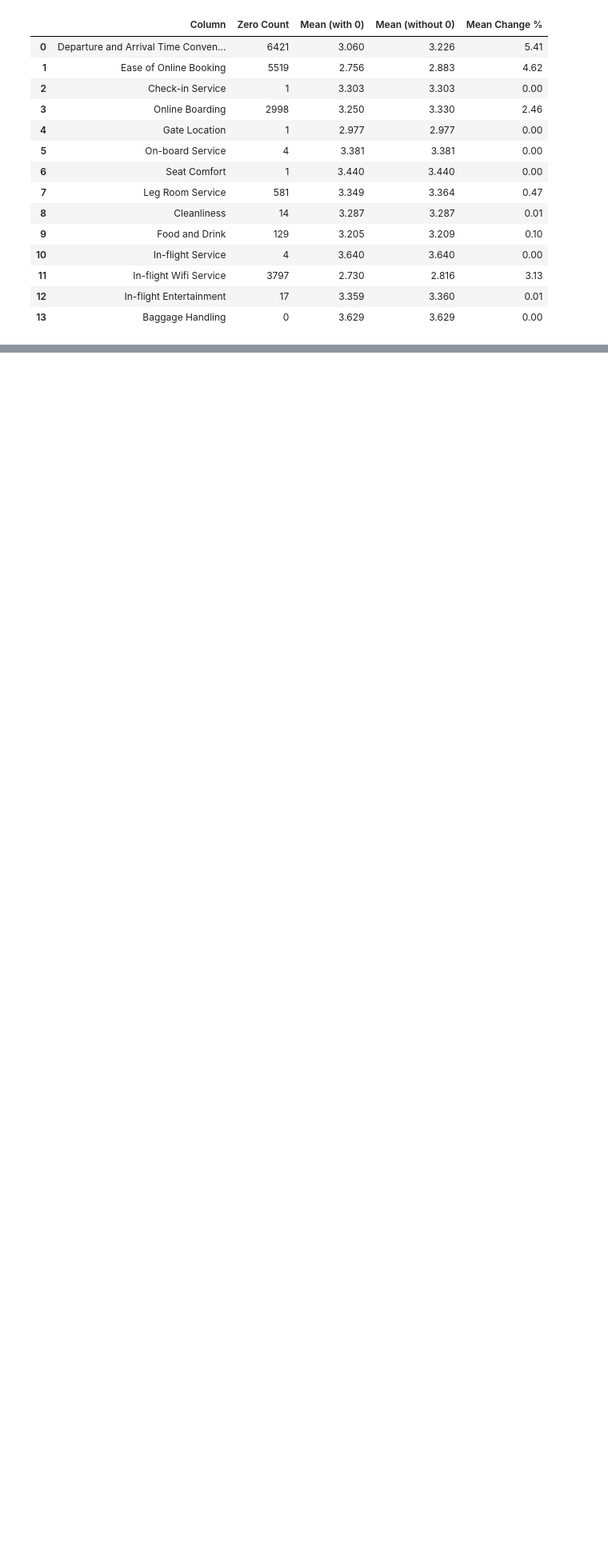
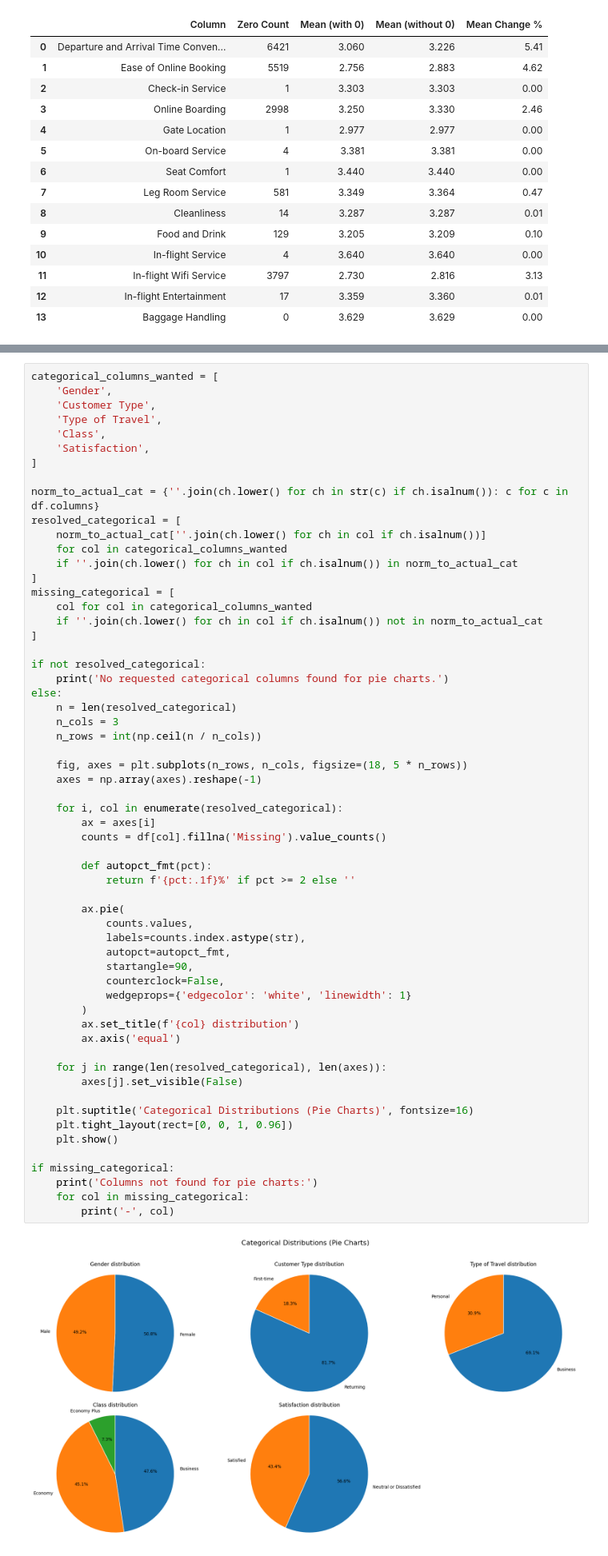
Before and after one commit to zerinaibrulj/machine-learning, a Jupyter notebook: ML/Tasks/Airline.ipynb, the cells around one changed output, grey strips where cells are left out. Shown at 80% size. Cells and saved outputs as stored; diff of their text form; blank space fills up the shorter version.

Commit message:
Airline dataset - Distribution

```diff
--- a/ML/Tasks/Airline.ipynb
+++ b/ML/Tasks/Airline.ipynb
@@ -265,0 +506,61 @@ plt.show()
+# %%
+categorical_columns_wanted = [
+    'Gender',
+    'Customer Type',
+    'Type of Travel',
+    'Class',
+    'Satisfaction',
+]
+
+norm_to_actual_cat = {''.join(ch.lower() for ch in str(c) if ch.isalnum()): c for c in df.columns}
+resolved_categorical = [
+    norm_to_actual_cat[''.join(ch.lower() for ch in col if ch.isalnum())]
+    for col in categorical_columns_wanted
+    if ''.join(ch.lower() for ch in col if ch.isalnum()) in norm_to_actual_cat
+]
+missing_categorical = [
+    col for col in categorical_columns_wanted
+    if ''.join(ch.lower() for ch in col if ch.isalnum()) not in norm_to_actual_cat
+]
+
+if not resolved_categorical:
+    print('No requested categorical columns found for pie charts.')
+else:
+    n = len(resolved_categorical)
+    n_cols = 3
+    n_rows = int(np.ceil(n / n_cols))
+
+    fig, axes = plt.subplots(n_rows, n_cols, figsize=(18, 5 * n_rows))
+    axes = np.array(axes).reshape(-1)
+
+    for i, col in enumerate(resolved_categorical):
+        ax = axes[i]
+        counts = df[col].fillna('Missing').value_counts()
+
+        def autopct_fmt(pct):
+            return f'{pct:.1f}%' if pct >= 2 else ''
+
+        ax.pie(
+            counts.values,
+            labels=counts.index.astype(str),
+            autopct=autopct_fmt,
+            startangle=90,
+            counterclock=False,
+            wedgeprops={'edgecolor': 'white', 'linewidth': 1}
+        )
+        ax.set_title(f'{col} distribution')
+        ax.axis('equal')
+
+    for j in range(len(resolved_categorical), len(axes)):
+        axes[j].set_visible(False)
+
+    plt.suptitle('Categorical Distributions (Pie Charts)', fontsize=16)
+    plt.tight_layout(rect=[0, 0, 1, 0.96])
+    plt.show()
+
+if missing_categorical:
+    print('Columns not found for pie charts:')
+    for col in missing_categorical:
+        print('-', col)
+# %% [output]
+[figure, added]
```
Also changed, not shown: parts of 4 cells of this notebook.
